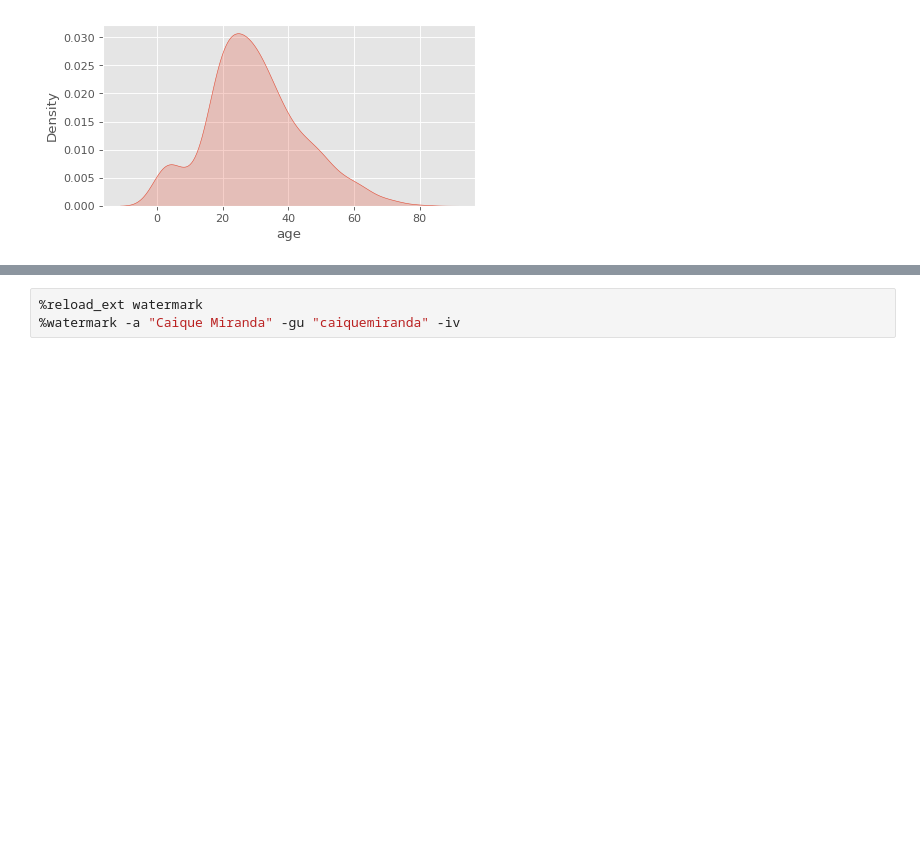
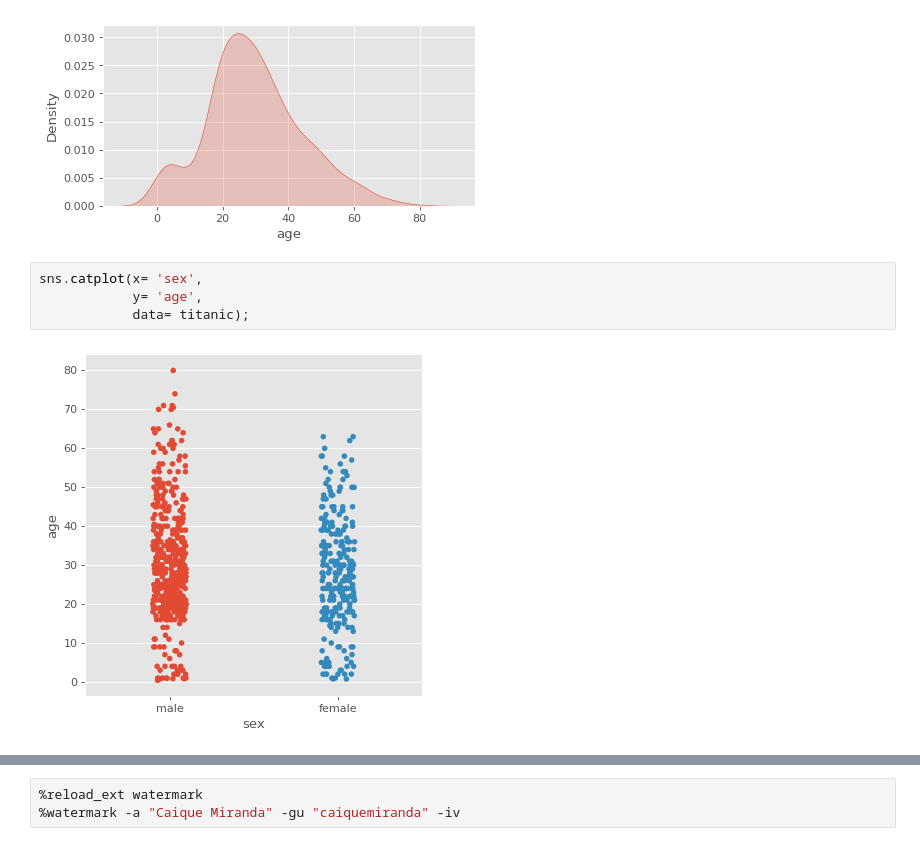
Before and after one commit to caiquemiranda/data-visualization-python, a Jupyter notebook: 10-analysis-visualization-titanic-dataset.ipynb, the cells around one changed output, grey strips where cells are left out. Drawn from its saved outputs; the diff is of its cells as text; blank space fills up the shorter version.

```diff
--- a/10-analysis-visualization-titanic-dataset.ipynb
+++ b/10-analysis-visualization-titanic-dataset.ipynb
@@ -399,3 +399,9 @@ sns.kdeplot(titanic['age'],
              shade= True);
 # %% [output]
 [figure]
+# %%
+sns.catplot(x= 'sex',
+            y= 'age',
+            data= titanic);
+# %% [output]
+[figure, added]
```
Also changed, not shown: parts of 3 cells of this notebook.
